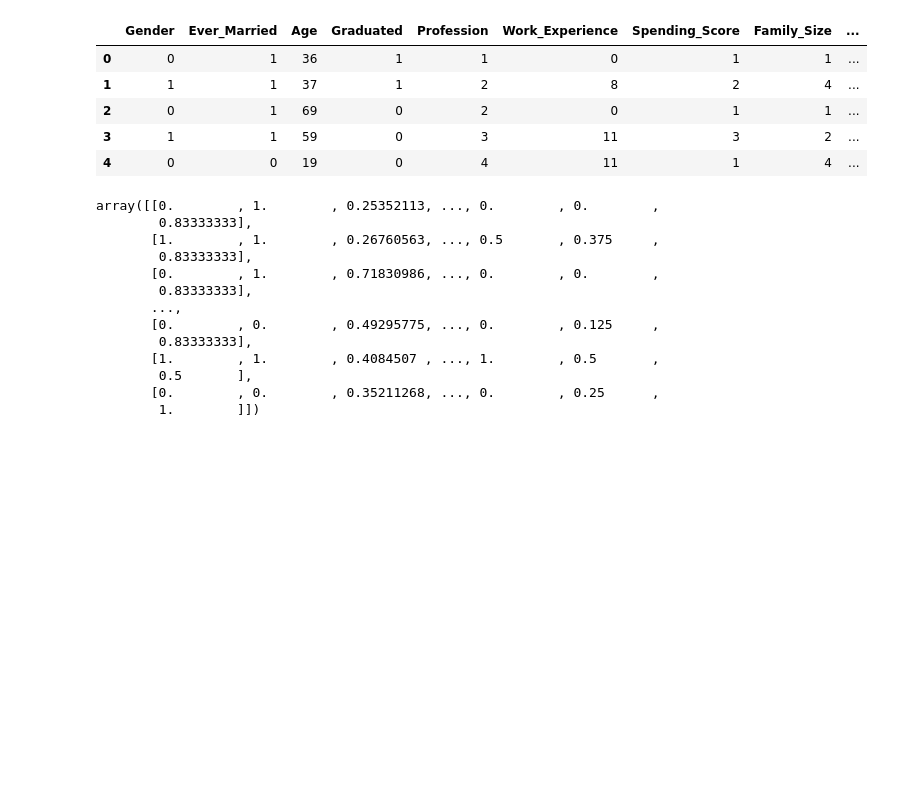
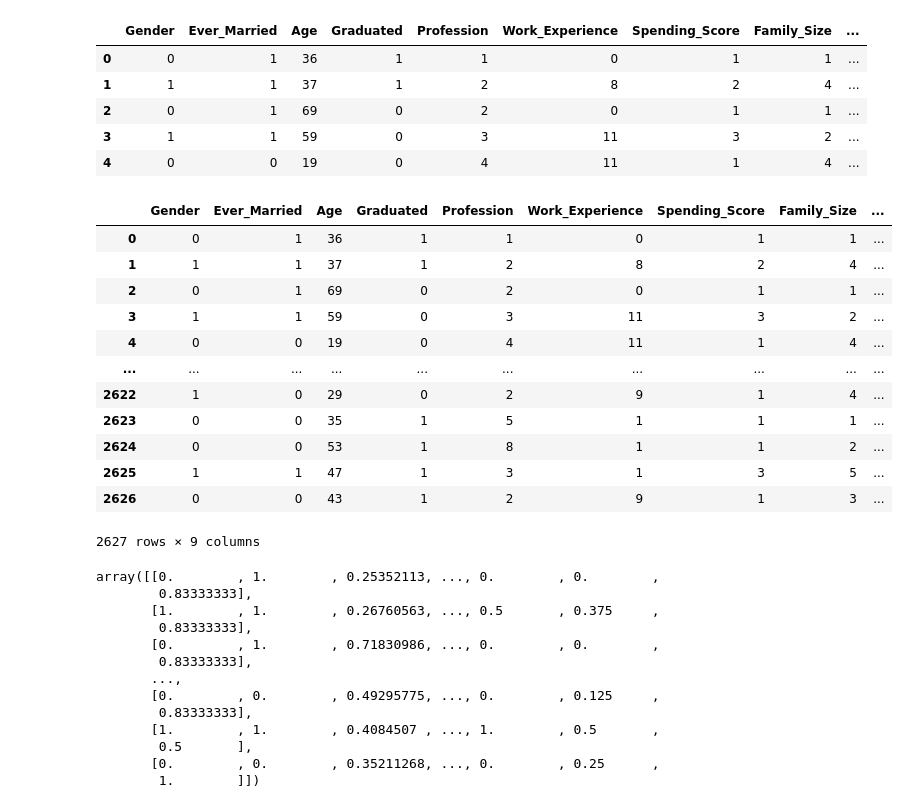
Before and after one commit to jikhangir97/Springboard, a Jupyter notebook: Capstone Project 3/Modeling.ipynb, the cells around one changed output. Drawn from its saved outputs; the diff is of its cells as text; code cells hidden in the pictures; blank space fills up the shorter version.

```diff
--- a/Capstone Project 3/Modeling.ipynb
+++ b/Capstone Project 3/Modeling.ipynb
@@ -20,6 +21,22 @@ df.head()
 | 2 | 0 | 1 | 69 | 0 | 2 | 0 | 1 | 1 | ... |
 | 3 | 1 | 1 | 59 | 0 | 3 | 11 | 3 | 2 | ... |
 | 4 | 0 | 0 | 19 | 0 | 4 | 11 | 1 | 4 | ... |
+# %%
+df
+# %% [output]
+|  | Gender | Ever_Married | Age | Graduated | Profession | Work_Experience | Spending_Score | Family_Size | ... |
+| 0 | 0 | 1 | 36 | 1 | 1 | 0 | 1 | 1 | ... |
+| 1 | 1 | 1 | 37 | 1 | 2 | 8 | 2 | 4 | ... |
+| 2 | 0 | 1 | 69 | 0 | 2 | 0 | 1 | 1 | ... |
+| 3 | 1 | 1 | 59 | 0 | 3 | 11 | 3 | 2 | ... |
+| 4 | 0 | 0 | 19 | 0 | 4 | 11 | 1 | 4 | ... |
+| ... | ... | ... | ... | ... | ... | ... | ... | ... | ... |
+| 2622 | 1 | 0 | 29 | 0 | 2 | 9 | 1 | 4 | ... |
+| 2623 | 0 | 0 | 35 | 1 | 5 | 1 | 1 | 1 | ... |
+| 2624 | 0 | 0 | 53 | 1 | 8 | 1 | 1 | 2 | ... |
+| 2625 | 1 | 1 | 47 | 1 | 3 | 1 | 3 | 5 | ... |
+| 2626 | 0 | 0 | 43 | 1 | 2 | 9 | 1 | 3 | ... |
+2627 rows × 9 columns
 # %%
 scaler = MinMaxScaler()
 scaler.fit(df)
```
Also changed, not shown: parts of 15 cells of this notebook.
